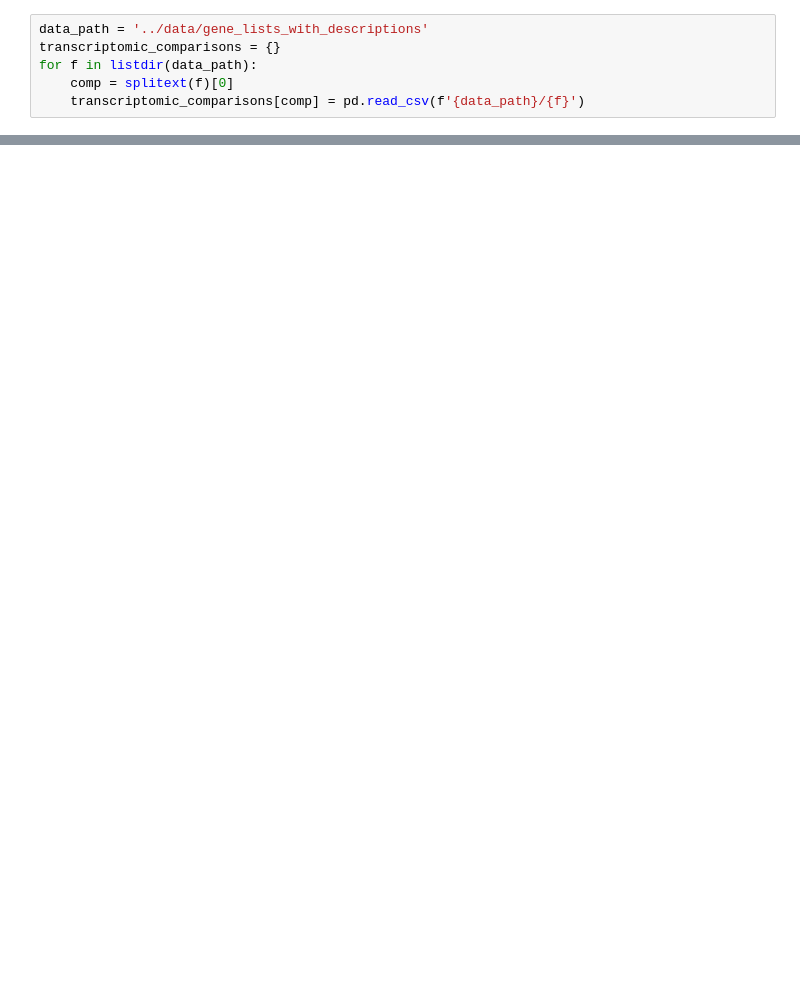
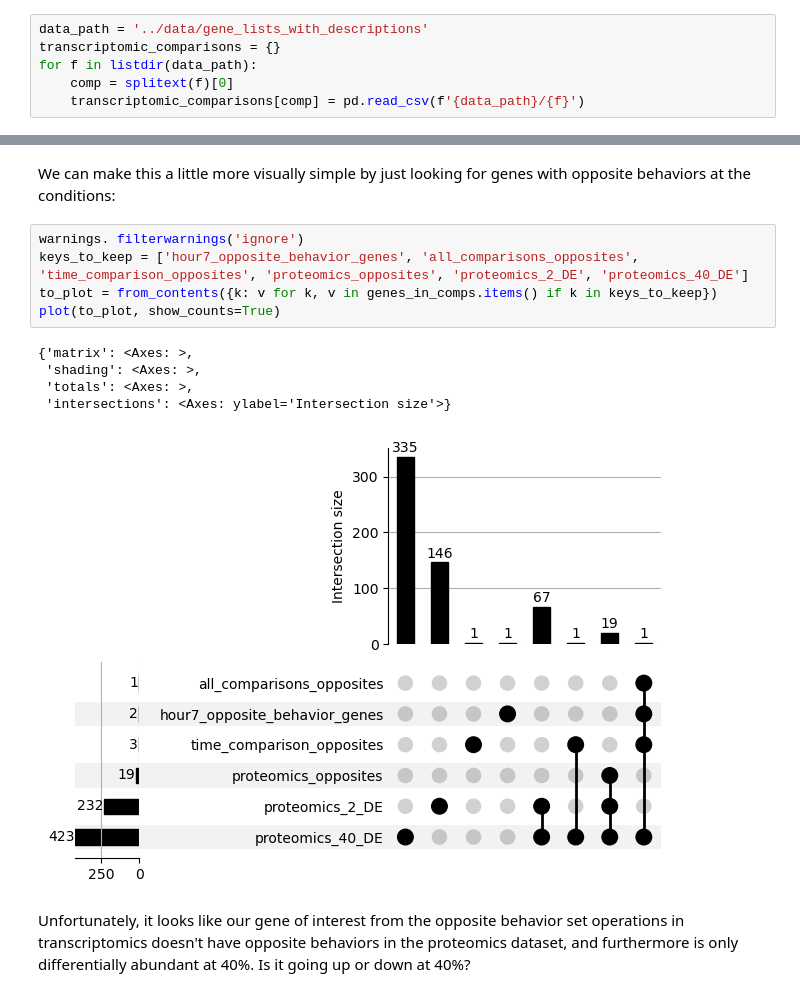
Before and after one commit to serenalotreck/photorespiration-omics, a Jupyter notebook: notebooks/proteomics_visualizations.ipynb, the cells around one changed output, grey strips where cells are left out. Drawn from its saved outputs; the diff is of its cells as text; blank space fills up the shorter version.

```diff
--- a/notebooks/proteomics_visualizations.ipynb
+++ b/notebooks/proteomics_visualizations.ipynb
@@ -146,0 +259,15 @@ We need a dataframe where the rows are genes, the columns are the categories and
+# %% [markdown]
+We can make this a little more visually simple by just looking for genes with opposite behaviors at the conditions:
+# %%
+warnings. filterwarnings('ignore')
+keys_to_keep = ['hour7_opposite_behavior_genes', 'all_comparisons_opposites', 'time_comparison_opposites', 'proteomics_opposites', 'proteomics_2_DE', 'proteomics_40_DE']
+to_plot = from_contents({k: v for k, v in genes_in_comps.items() if k in keys_to_keep})
+plot(to_plot, show_counts=True)
+# %% [output]
+{'matrix': <Axes: >,
+ 'shading': <Axes: >,
+ 'totals': <Axes: >,
+ 'intersections': <Axes: ylabel='Intersection size'>}
+[figure, added]
+# %% [markdown]
+Unfortunately, it looks like our gene of interest from the opposite behavior set operations in transcriptomics doesn't have opposite behaviors in the proteomics dataset, and furthermore is only differentially abundant at 40%. Is it going up or down at 40%?
```
Also changed, not shown: parts of 23 cells of this notebook, 2 other files.
